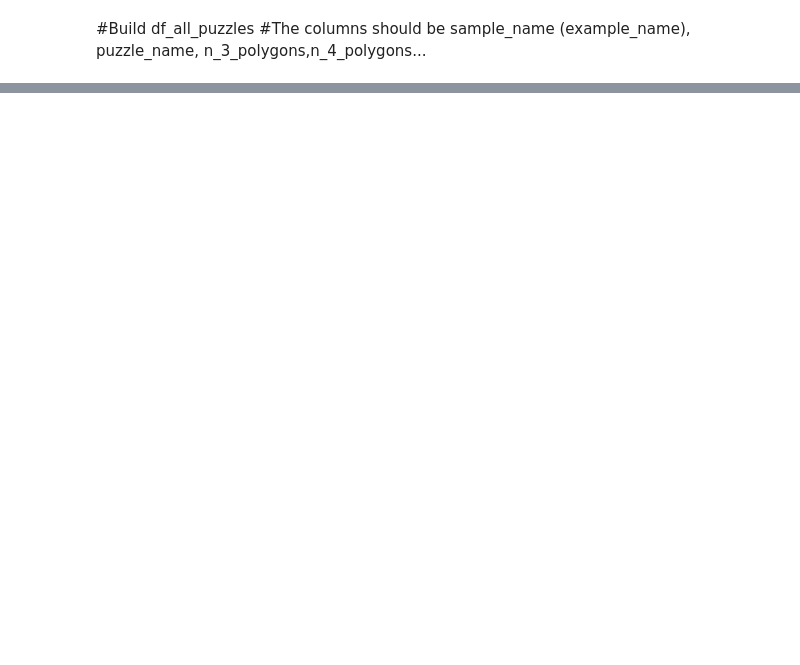
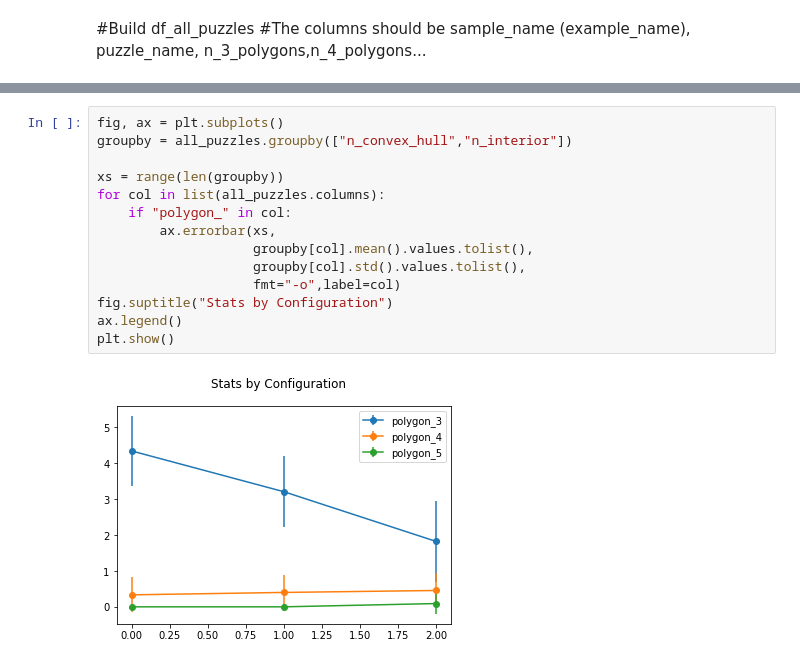
Before and after one commit to yanivohayon8/enumerating_convex_partitions, a Jupyter notebook: notebooks/2_5_points_samples.ipynb, the cells around one changed output, grey strips where cells are left out. Saved outputs shown, nothing was run; the diff lists cells and outputs as text; blank space fills up the shorter version.

```diff
--- a/notebooks/2_5_points_samples.ipynb
+++ b/notebooks/2_5_points_samples.ipynb
@@ -92,0 +150,16 @@ print(len(all_puzzles))
+# %%
+fig, ax = plt.subplots()
+groupby = all_puzzles.groupby(["n_convex_hull","n_interior"])
+
+xs = range(len(groupby))
+for col in list(all_puzzles.columns):
+    if "polygon_" in col:
+        ax.errorbar(xs,
+                    groupby[col].mean().values.tolist(),
+                    groupby[col].std().values.tolist(),
+                    fmt="-o",label=col)
+fig.suptitle("Stats by Configuration")
+ax.legend()
+plt.show()
+# %% [output]
+[figure, added]
```
Also changed, not shown: parts of 15 cells of this notebook, 9 other files.
